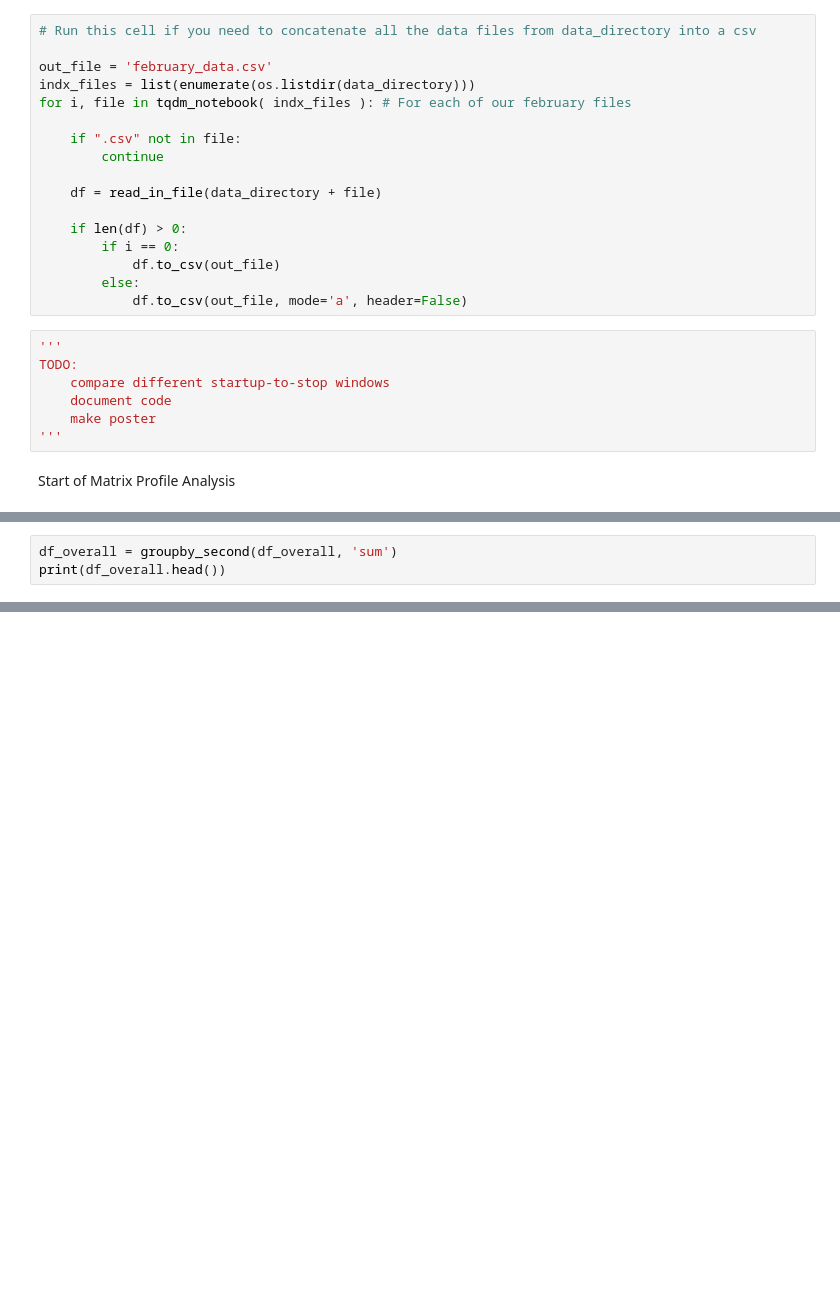
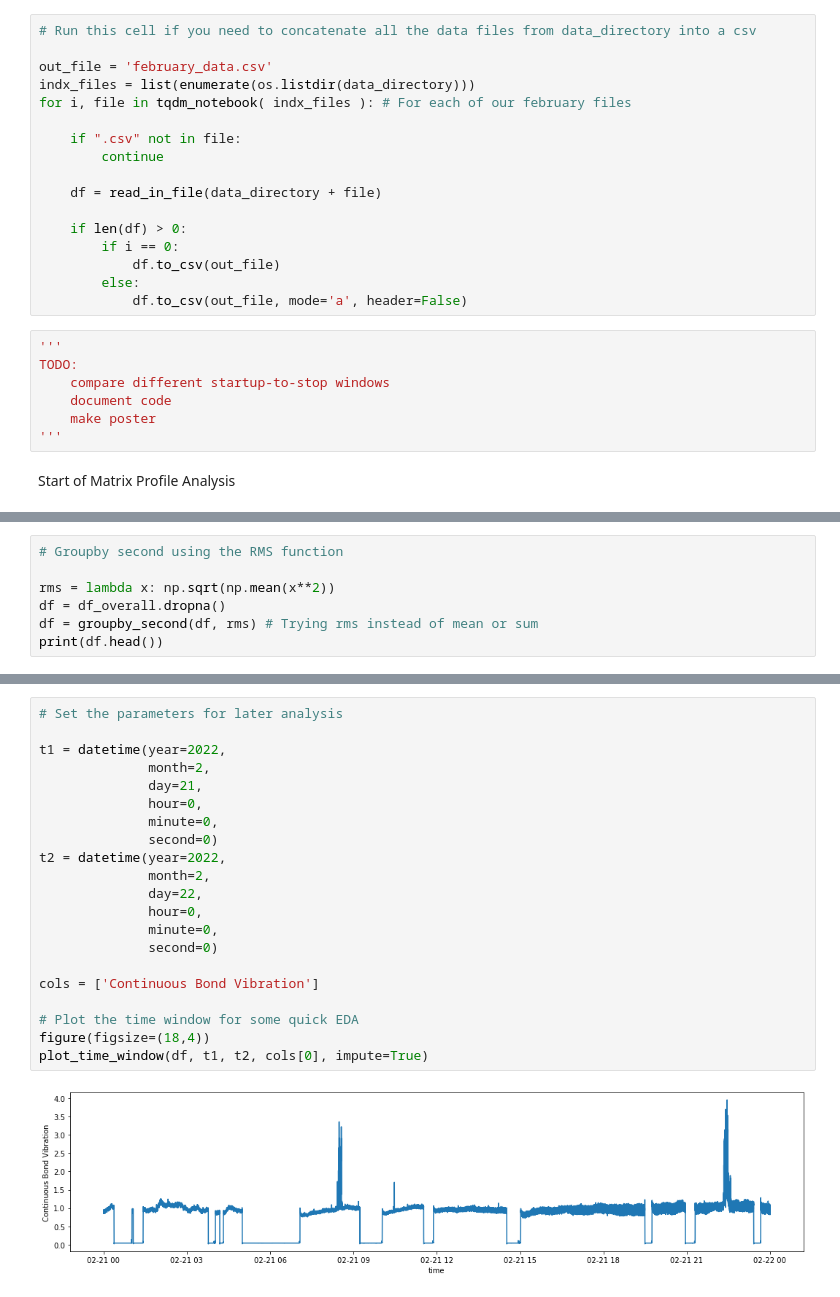
Before and after one commit to greenwaltc/PG_workspace, a Jupyter notebook: matrix-profile.ipynb, the cells around one changed output, grey strips where cells are left out. Drawn from its saved outputs; the diff is of its cells as text; blank space fills up the shorter version.

```diff
--- a/matrix-profile.ipynb
+++ b/matrix-profile.ipynb
@@ -318,6 +343,3 @@ Start of Matrix Profile Analysis
 src_file = 'february_data.csv'
 df_overall = read_in_file(src_file, keep_columns=['time', 'Continuous Bond Vibration'])
 df_overall = df_overall.fillna(method='ffill') # Imputes NaNs from the last valid observation
-# %%
-df_overall = groupby_second(df_overall, 'sum')
-print(df_overall.head())
@@ -331,0 +346,7 @@ time
+# %%
+# Groupby second using the RMS function
+
+rms = lambda x: np.sqrt(np.mean(x**2))
+df = df_overall.dropna()
+df = groupby_second(df, rms) # Trying rms instead of mean or sum
+print(df.head())
@@ -331,0 +361,23 @@ time
+# %%
+# Set the parameters for later analysis
+
+t1 = datetime(year=2022,
+              month=2,
+              day=21,
+              hour=0,
+              minute=0,
+              second=0)
+t2 = datetime(year=2022,
+              month=2,
+              day=22,
+              hour=0,
+              minute=0,
+              second=0)
+
+cols = ['Continuous Bond Vibration']
+
+# Plot the time window for some quick EDA
+figure(figsize=(18,4))
+plot_time_window(df, t1, t2, cols[0], impute=True)
+# %% [output]
+[figure, added]
```
Also changed, not shown: parts of 8 cells of this notebook, 5 other files.
